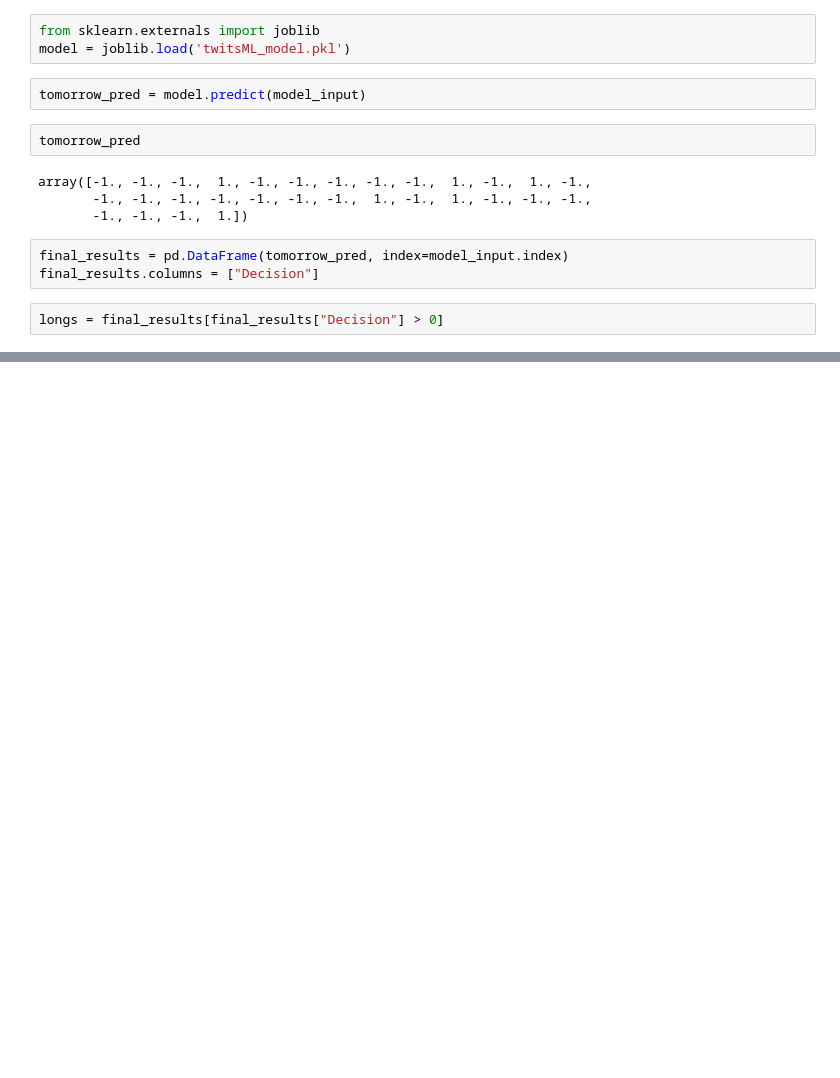
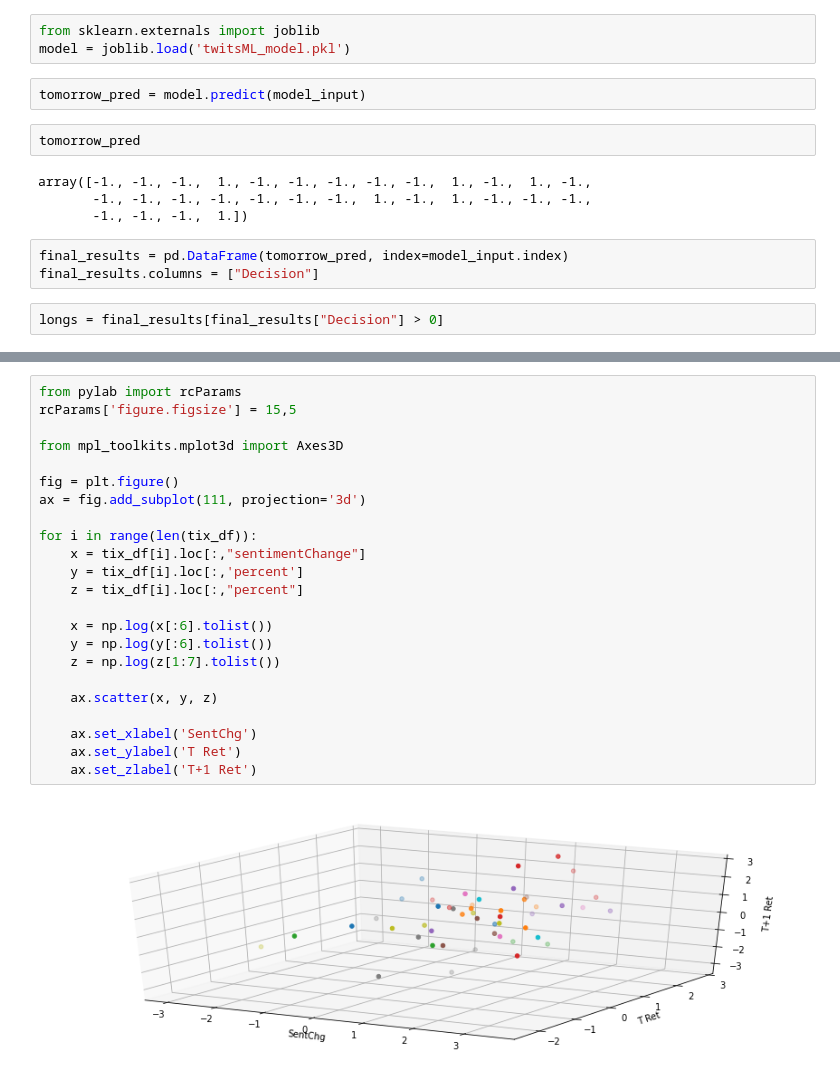
Before and after one commit to bd395/quantFinance, a Jupyter notebook: DOW_StockTwits/Predicting_Tomorrow.ipynb, the cells around one changed output, grey strips where cells are left out. Drawn from its saved outputs; the diff is of its cells as text; blank space fills up the shorter version.

```diff
--- a/DOW_StockTwits/Predicting_Tomorrow.ipynb
+++ b/DOW_StockTwits/Predicting_Tomorrow.ipynb
@@ -99,0 +163,25 @@ longs
+# %%
+from pylab import rcParams
+rcParams['figure.figsize'] = 15,5
+
+from mpl_toolkits.mplot3d import Axes3D
+
+fig = plt.figure()
+ax = fig.add_subplot(111, projection='3d')
+
+for i in range(len(tix_df)):
+    x = tix_df[i].loc[:,"sentimentChange"]
+    y = tix_df[i].loc[:,'percent']
+    z = tix_df[i].loc[:,"percent"]
+
+    x = np.log(x[:6].tolist())
+    y = np.log(y[:6].tolist())
+    z = np.log(z[1:7].tolist())
+
+    ax.scatter(x, y, z)
+
+    ax.set_xlabel('SentChg')
+    ax.set_ylabel('T Ret')
+    ax.set_zlabel('T+1 Ret')
+# %% [output]
+[figure, added]
```
Also changed, not shown: parts of 14 cells of this notebook.
